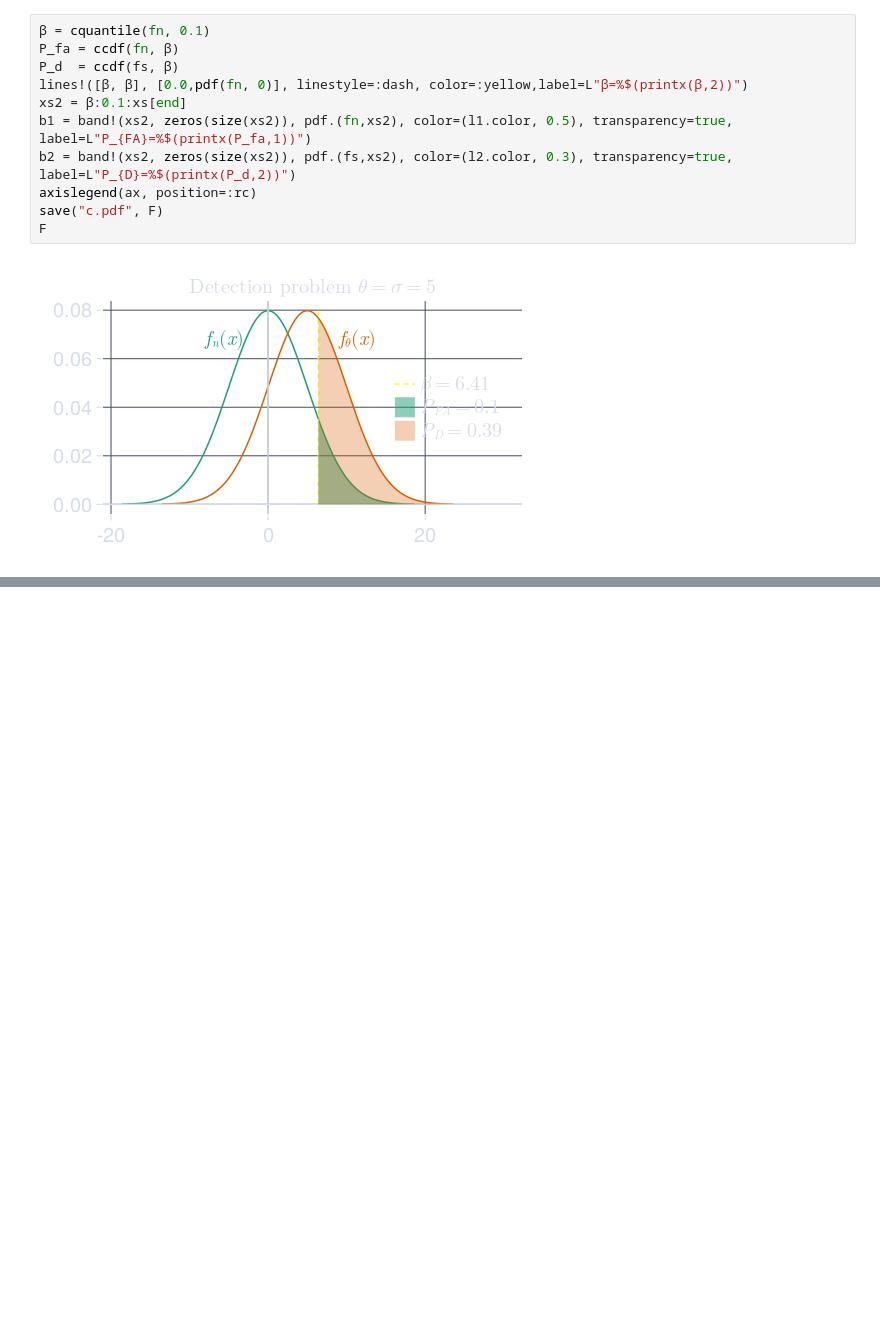
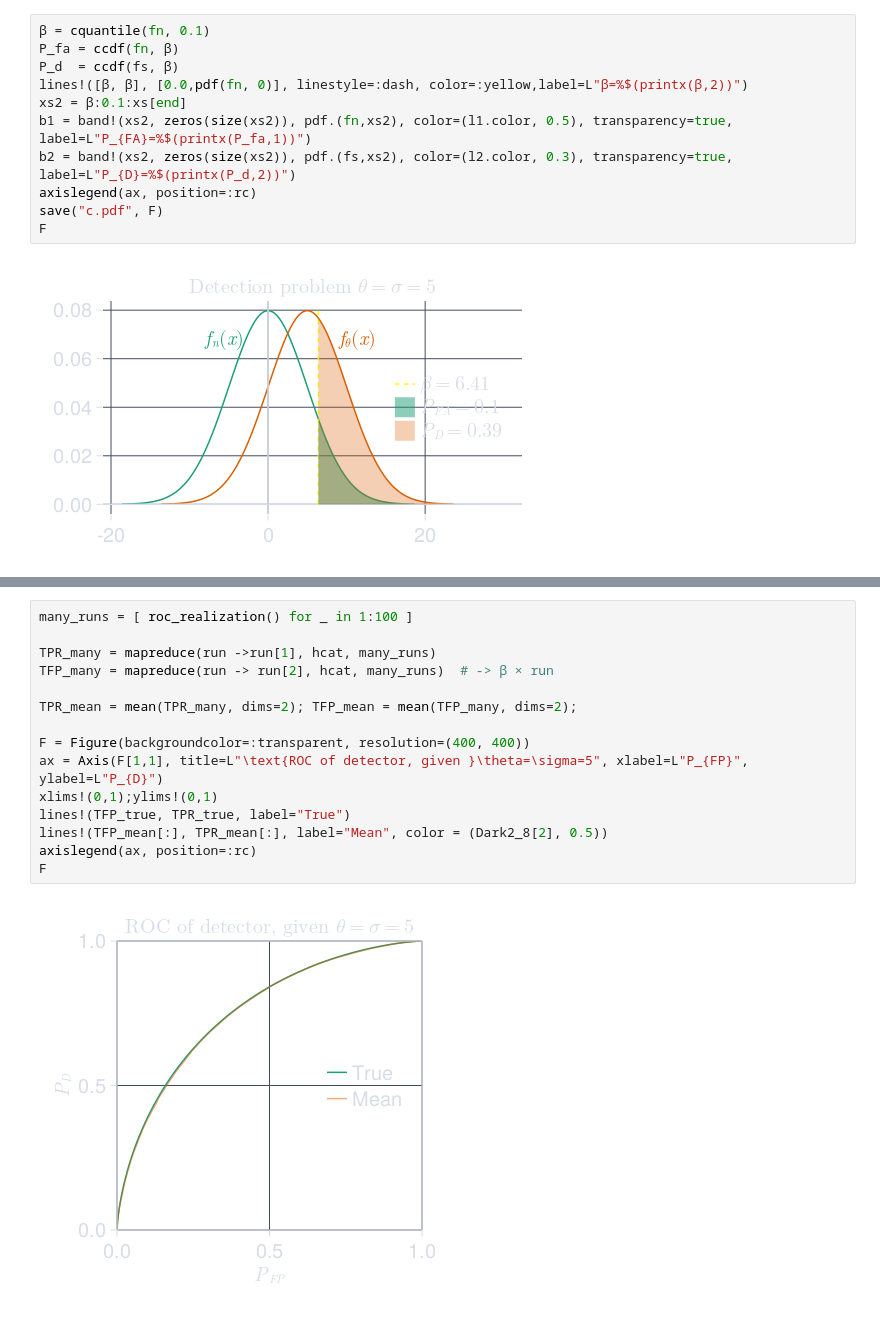
Before and after one commit to simonabj/Studies, a Jupyter notebook: IN5340/Project4/code2.ipynb, the cells around one changed output, grey strips where cells are left out. Cells and saved outputs as stored; diff of their text form; blank space fills up the shorter version.

```diff
--- a/IN5340/Project4/code2.ipynb
+++ b/IN5340/Project4/code2.ipynb
@@ -91,0 +115,17 @@ Closest candidates are:
+# %%
+many_runs = [ roc_realization() for _ in 1:100 ]
+
+TPR_many = mapreduce(run ->run[1], hcat, many_runs)
+TFP_many = mapreduce(run -> run[2], hcat, many_runs)  # -> β × run
+
+TPR_mean = mean(TPR_many, dims=2); TFP_mean = mean(TFP_many, dims=2);
+
+F = Figure(backgroundcolor=:transparent, resolution=(400, 400))
+ax = Axis(F[1,1], title=L"\text{ROC of detector, given }\theta=\sigma=5", xlabel=L"P_{FP}", ylabel=L"P_{D}")
+xlims!(0,1);ylims!(0,1)
+lines!(TFP_true, TPR_true, label="True")
+lines!(TFP_mean[:], TPR_mean[:], label="Mean", color = (Dark2_8[2], 0.5))
+axislegend(ax, position=:rc)
+F
+# %% [output]
+[figure, added]
```
Also changed, not shown: parts of 4 cells of this notebook, 7 other files.
